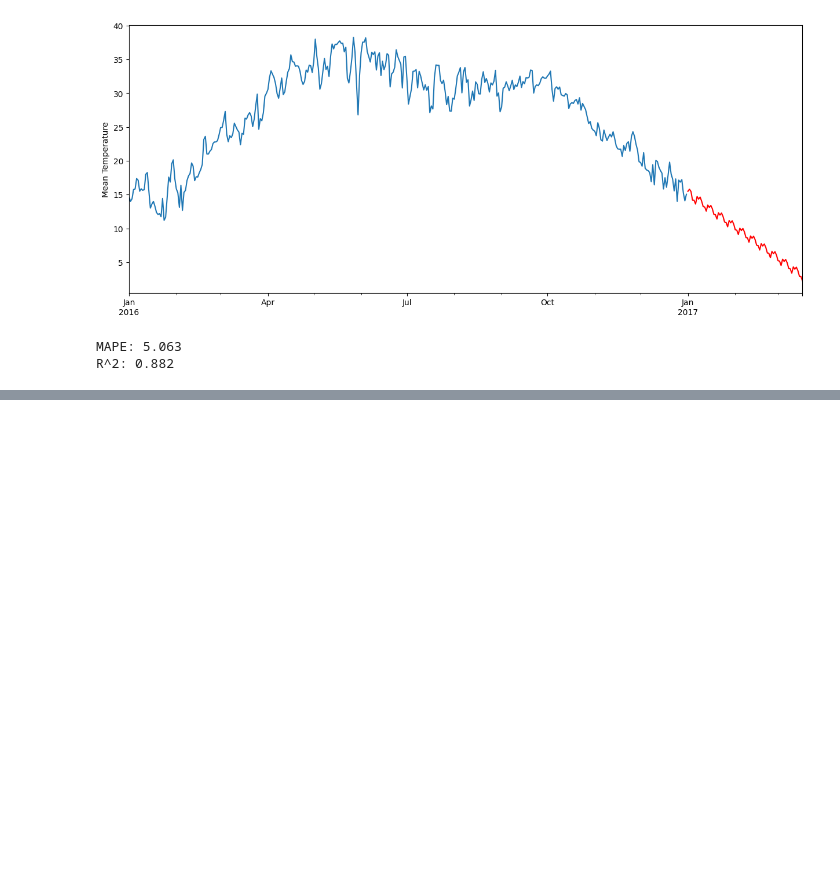
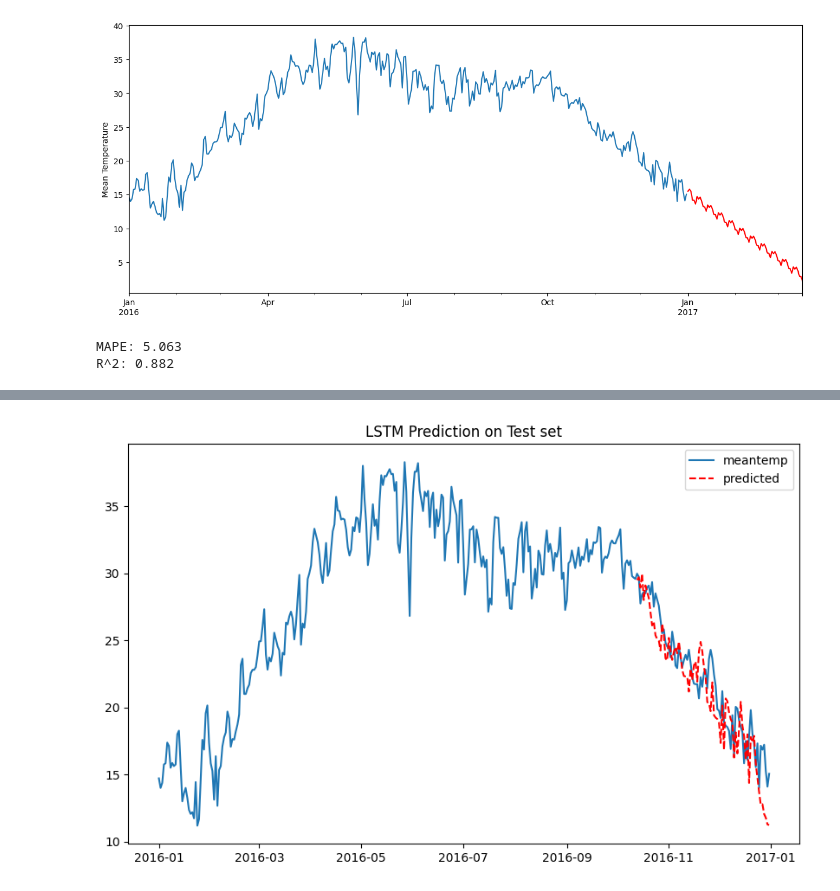
Before and after one commit to fhrzn/sml-tech, a Jupyter notebook: Tasks/Task 1 - Time Series/smlt-01-time-series.ipynb, the cells around one changed output, grey strips where cells are left out. Cells and saved outputs as stored; diff of their text form; code cells hidden in the pictures; blank space fills up the shorter version.

```diff
--- a/Tasks/Task 1 - Time Series/smlt-01-time-series.ipynb
+++ b/Tasks/Task 1 - Time Series/smlt-01-time-series.ipynb
@@ -431,0 +440,25 @@ plt.show()
+# %%
+forecasts = model.predict(test)
+# %%
+def inverse_diff(last_obs, inv_scaled_forecast):
+    invert_diff = list()
+    invert_diff.append(inv_scaled_forecast[0] + last_obs)
+    for i in range(1, len(inv_scaled_forecast)):
+        invert_diff.append(inv_scaled_forecast[i] + invert_diff[i-1])
+
+    return invert_diff
+
+def inverse_transform(data, forecast, scaler, n_test):
+    inverted = list()
+    for i, f in enumerate(forecast):
+        f = f.reshape(1, len(f))
+        inv_scale = scaler.inverse_transform(f)[0, :]
+        index = len(data) - n_test + i - 1
+        last_obs = data.values[index]
+        inv_diff = inverse_diff(last_obs, inv_scale)
+        inverted.append(inv_diff)
+
+    return inverted
+# %%
+inv_forecast = np.array(inverse_transform(datameantemp, forecasts, scaler, n_test))
+aligned_forecast = np.array(list(inv_forecast[:, 0]) + list(inv_forecast[-1, 1:]))
@@ -431,0 +473,13 @@ plt.show()
+# %%
+fulldatalstm = datameantemp.copy()
+fulldatalstm['predicted'] = np.nan
+fulldatalstm.iloc[-len(aligned_forecast):, 1] = aligned_forecast
+# %%
+plt.figure(figsize=(10, 6))
+plt.plot(fulldatalstm.meantemp, label='meantemp')
+plt.plot(fulldatalstm.predicted, 'r--', label='predicted')
+plt.legend()
+plt.title('LSTM Prediction on Test set')
+plt.show()
+# %% [output]
+[figure, added]
```
Also changed, not shown: parts of 18 cells of this notebook.
